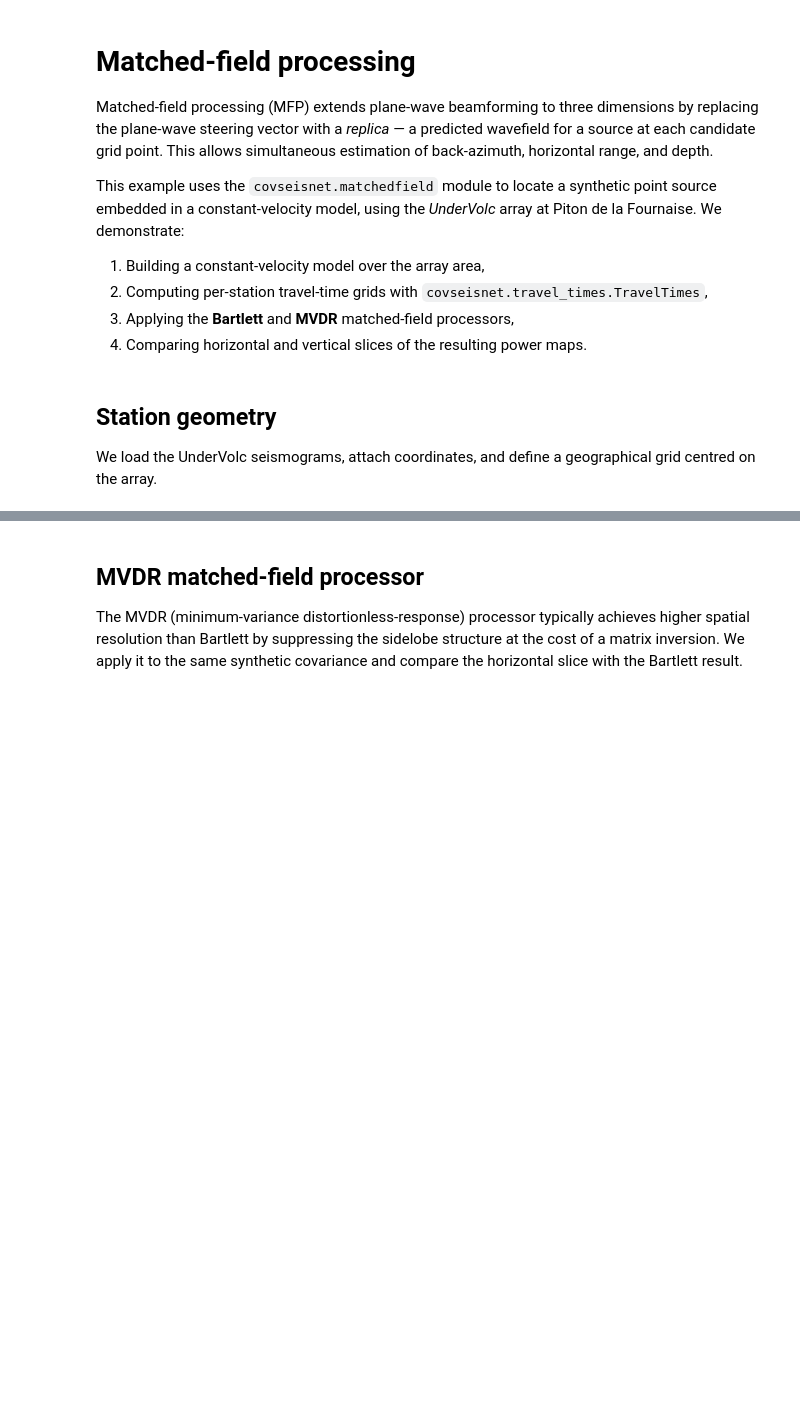
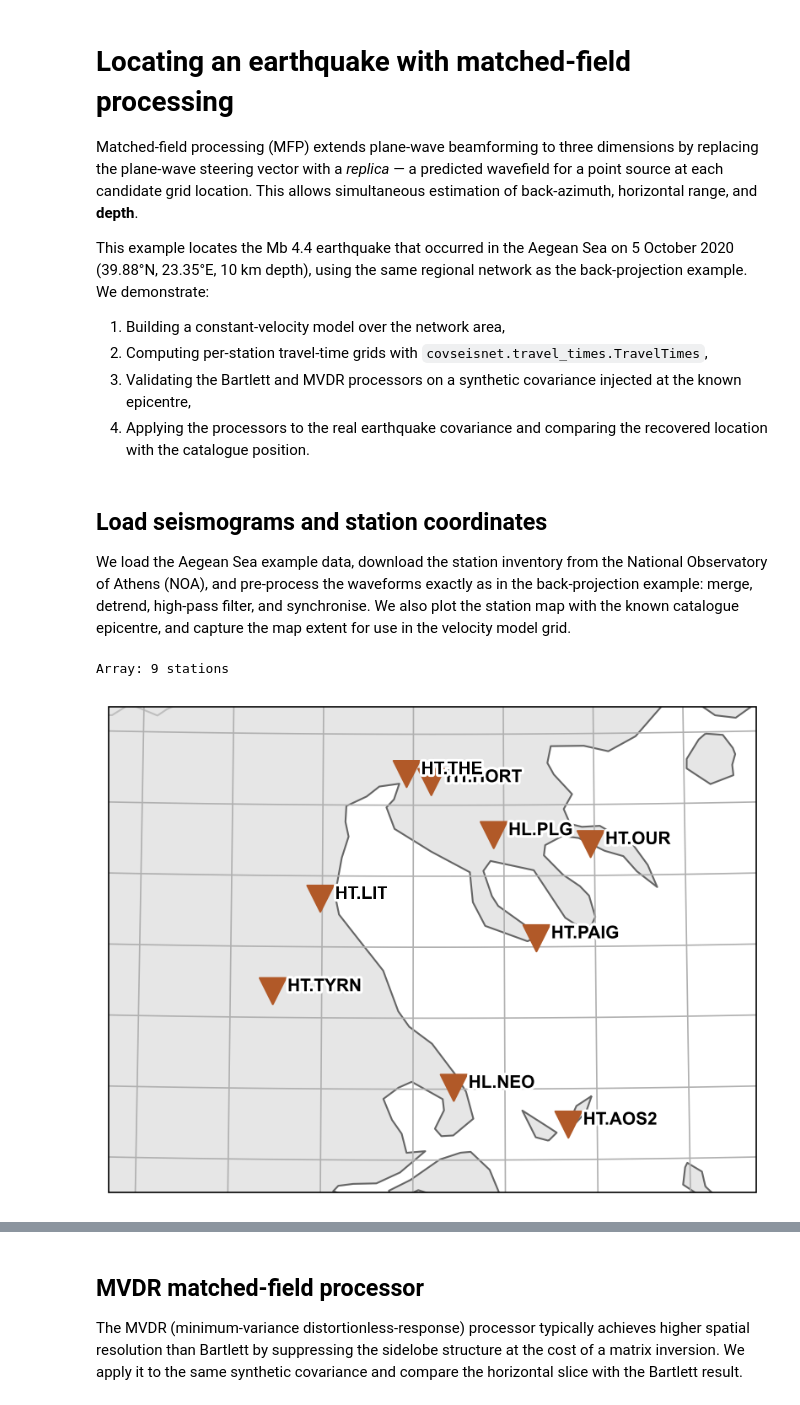
Before and after one commit to leonard-seydoux/covseisnet, a Jupyter notebook: docs/source/examples/matched_field_processing.ipynb, the cells around one changed output, grey strips where cells are left out. Cells and saved outputs as stored; diff of their text form; code cells hidden in the pictures; blank space fills up the shorter version.

```diff
--- a/docs/source/examples/matched_field_processing.ipynb
+++ b/docs/source/examples/matched_field_processing.ipynb
@@ -1,19 +1,21 @@
 # %% [markdown]
-# Matched-field processing
+# Locating an earthquake with matched-field processing
 
 Matched-field processing (MFP) extends plane-wave beamforming to three
 dimensions by replacing the plane-wave steering vector with a
-*replica* — a predicted wavefield for a source at each candidate grid
-point.  This allows simultaneous estimation of back-azimuth, horizontal
-range, and depth.
+*replica* — a predicted wavefield for a point source at each candidate
+grid location. This allows simultaneous estimation of back-azimuth,
+horizontal range, and **depth**.
 
-This example uses the `covseisnet.matchedfield` module to locate a
-synthetic point source embedded in a constant-velocity model, using the
-*UnderVolc* array at Piton de la Fournaise. We demonstrate:
+This example locates the Mb 4.4 earthquake that occurred in the Aegean Sea
+on 5 October 2020 (39.88°N, 23.35°E, 10 km depth), using the same regional
+network as the back-projection example. We demonstrate:
 
-1. Building a constant-velocity model over the array area,
+1. Building a constant-velocity model over the network area,
 2. Computing per-station travel-time grids with
    `covseisnet.travel_times.TravelTimes`,
-3. Applying the **Bartlett** and **MVDR** matched-field processors,
-4. Comparing horizontal and vertical slices of the resulting power maps.
+3. Validating the Bartlett and MVDR processors on a synthetic covariance
+   injected at the known epicentre,
+4. Applying the processors to the real earthquake covariance and comparing
+   the recovered location with the catalogue position.
 # %%
@@ -24,23 +27,51 @@ import covseisnet as csn
 from covseisnet.matchedfield import MatchedFieldProcessing
 import covseisnet.synthetic as syn
 # %% [markdown]
-## Station geometry
+## Load seismograms and station coordinates
 
-We load the UnderVolc seismograms, attach coordinates, and define a
-geographical grid centred on the array.
+We load the Aegean Sea example data, download the station inventory from the
+National Observatory of Athens (NOA), and pre-process the waveforms exactly
+as in the back-projection example: merge, detrend, high-pass filter, and
+synchronise. We also plot the station map with the known catalogue epicentre,
+and capture the map extent for use in the velocity model grid.
 # %%
-# Load waveforms and attach station coordinates
-stream = csn.read("../data/undervolc.mseed")
-stream.assign_coordinates("../data/undervolc.xml")
+# Load seismograms
+stream = csn.NetworkStream.read("../data/aegean_sea_example.mseed")
+
+# Pre-process
+stream.merge(1, fill_value=0)
+stream.detrend("linear")
+stream.filter("highpass", freq=0.01)
+stream.synchronize()
+
+# Download inventory and attach coordinates
+inventory = stream.download_inventory(datacenter="NOA")
+stream.assign_coordinates(inventory)
 
 stats = [tr.stats for tr in stream]
 n_stations = len(stats)
-
 lons = np.array([s.coordinates["longitude"] for s in stats])
 lats = np.array([s.coordinates["latitude"] for s in stats])
 print(f"Array: {n_stations} stations")
-print(f"Lon: {lons.min():.3f} – {lons.max():.3f}°")
-print(f"Lat: {lats.min():.3f} – {lats.max():.3f}°")
+
+# Known catalogue location (lon, lat, depth_km)
+source_location = (23.3465, 39.8812, 10.0)
+
+# Station map with catalogue epicentre
+fig = inventory.plot(projection="local", resolution="h")
+fig.axes[0].plot(
+    *source_location[:2],
+    "k*",
+    markersize=20,
+    transform=PlateCarree(),
+    label="Catalogue",
+)
+
+# Natural extent of the map (reused for the velocity-model grid)
+extent = fig.axes[0].get_extent(crs=PlateCarree())
+# %% [output]
+Array: 9 stations
+[figure, added]
 # %% [markdown]
 ## Velocity model and travel times
 
```
Also changed, not shown: parts of 10 cells of this notebook, 5 other files.
